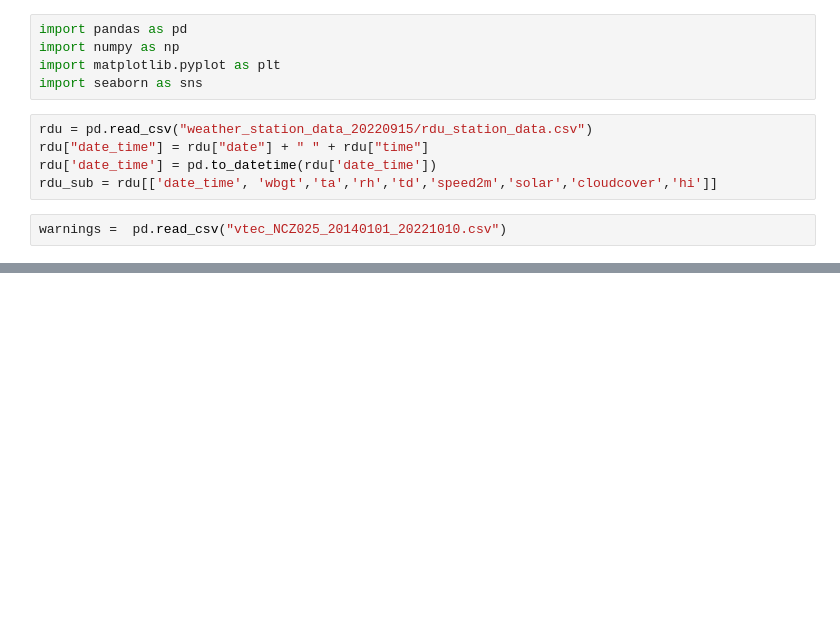
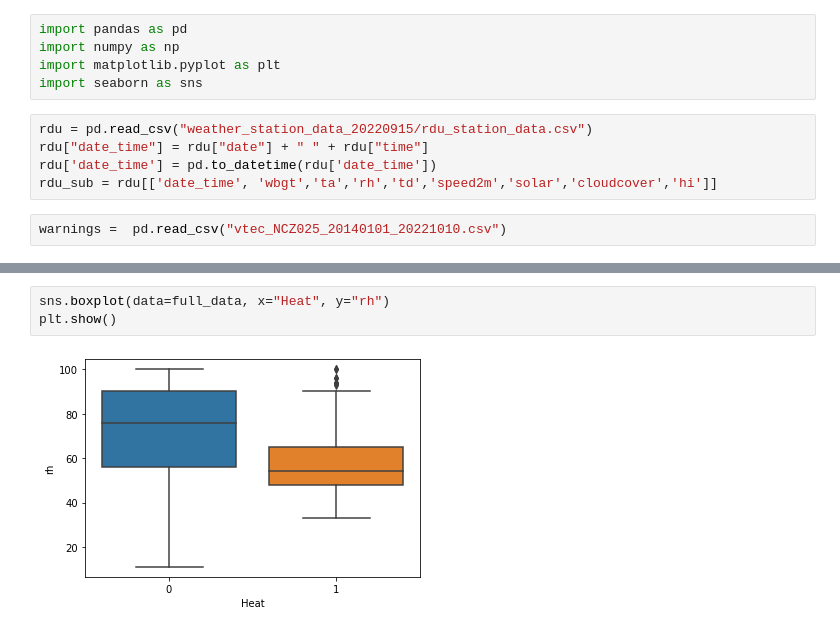
Before and after one commit to jacdu/portfolio_ml_proj, a Jupyter notebook: Warnings_EDA.ipynb, the cells around one changed output, grey strips where cells are left out. Cells and saved outputs as stored; diff of their text form; blank space fills up the shorter version.

```diff
--- a/Warnings_EDA.ipynb
+++ b/Warnings_EDA.ipynb
@@ -37,0 +90,5 @@ heat_warnings
+# %%
+sns.boxplot(data=full_data, x="Heat", y="rh")
+plt.show()
+# %% [output]
+[figure, added]
```
Also changed, not shown: parts of 19 cells of this notebook.
